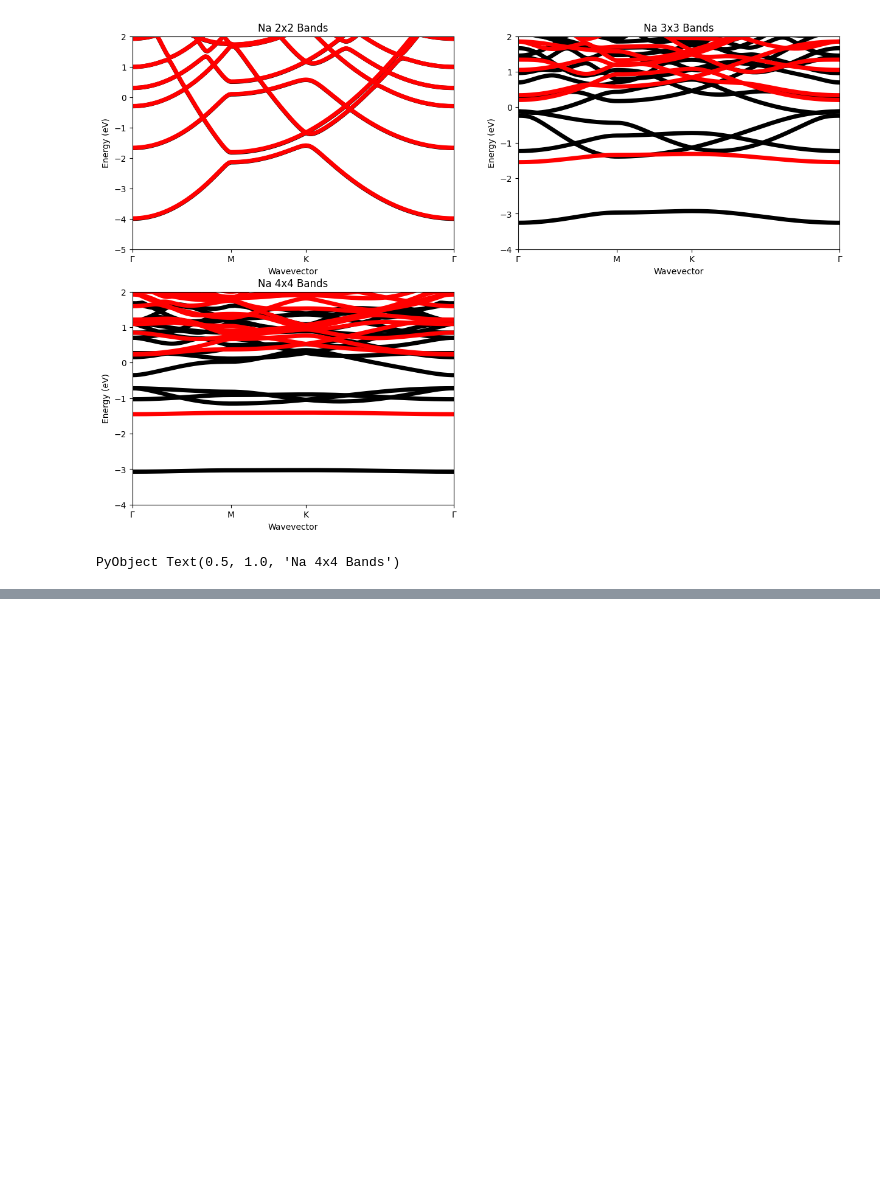
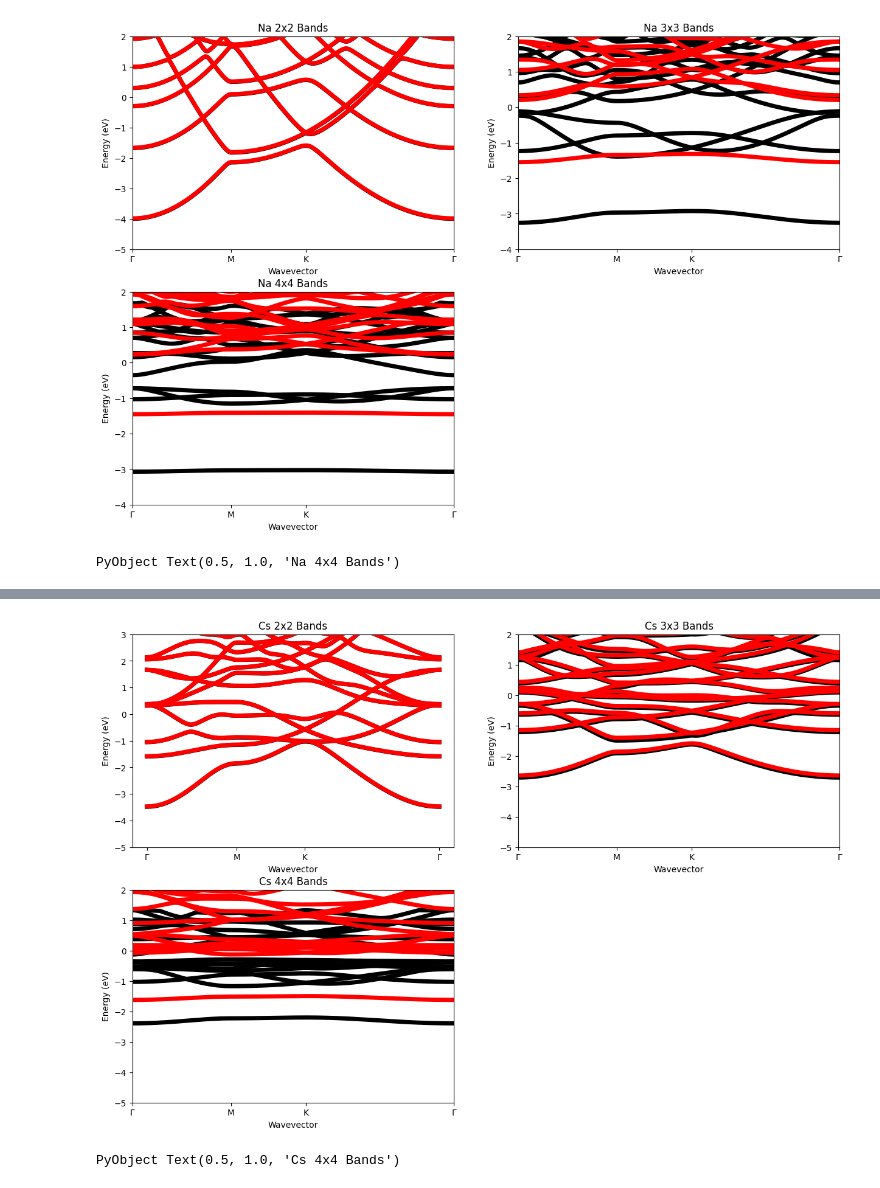
Before and after one commit to AliGhorashiCMT/Plasmons_Paper, a Jupyter notebook: Isolated_Atom_Bands/Analyze.ipynb, the cells around one changed output, grey strips where cells are left out. Drawn from its saved outputs; the diff is of its cells as text; code cells hidden in the pictures; blank space fills up the shorter version.

```diff
--- a/Isolated_Atom_Bands/Analyze.ipynb
+++ b/Isolated_Atom_Bands/Analyze.ipynb
@@ -65,0 +95,19 @@ PyObject Text(0.5, 1.0, 'K 2x2 Bands')
+# %%
+figure(figsize=(15, 10))
+subplot(2, 2, 1)
+plot_bands("$cs_dir/Cs-2-bands.eigenvals", spin=2, to_greek=true)
+title("Cs 2x2 Bands")
+ylim(-5, 3)
+subplot(2, 2, 2)
+plot_bands("$cs_dir/Cs-3-bands.eigenvals", spin=2, to_greek=true)
+ylim(-5, 2)
+xlim(0, 163)
+title("Cs 3x3 Bands")
+subplot(2, 2, 3)
+plot_bands("$cs_dir/Cs-4-bands.eigenvals", spin=2, to_greek=true)
+ylim(-5, 2)
+xlim(0, 163)
+title("Cs 4x4 Bands")
+# %% [output]
+[figure, added]
+PyObject Text(0.5, 1.0, 'Cs 4x4 Bands')
```
Also changed, not shown: parts of 4 cells of this notebook, 4 other files.
